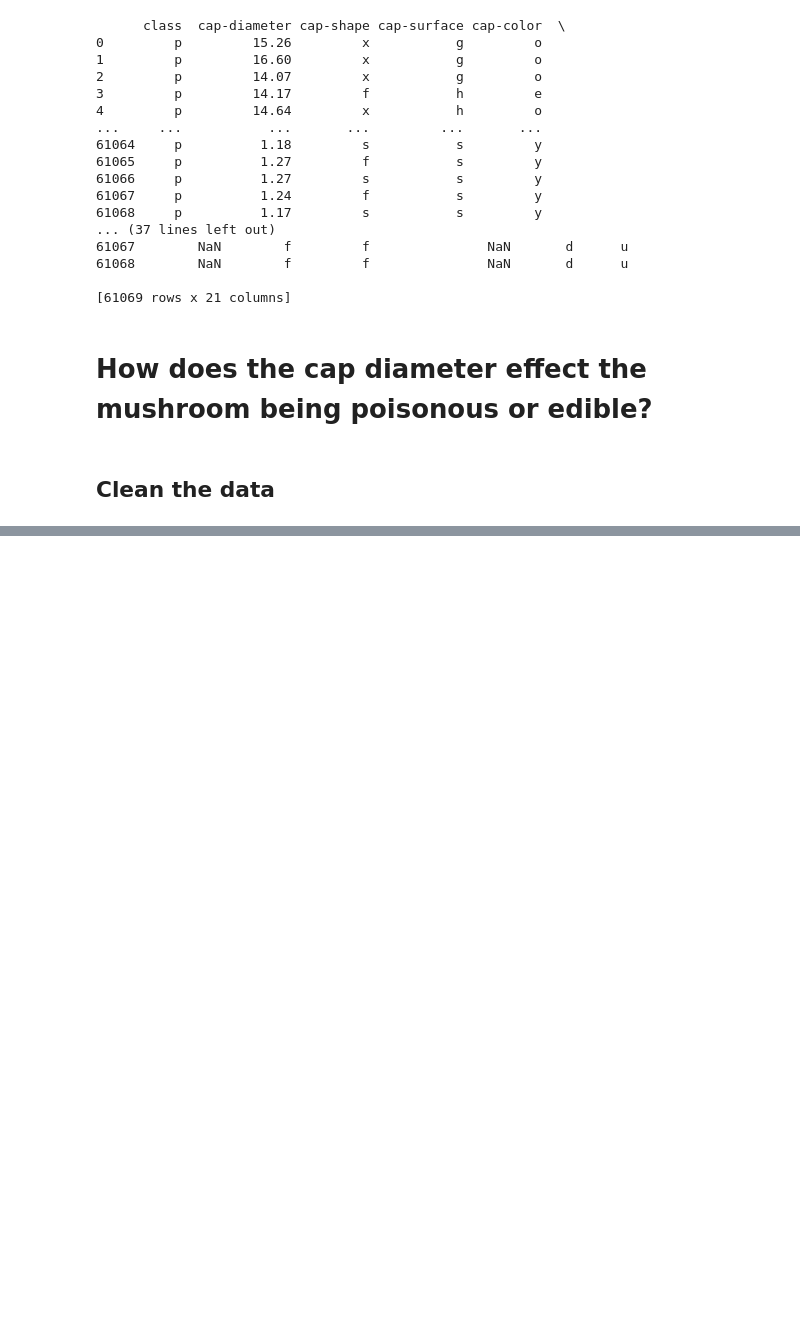
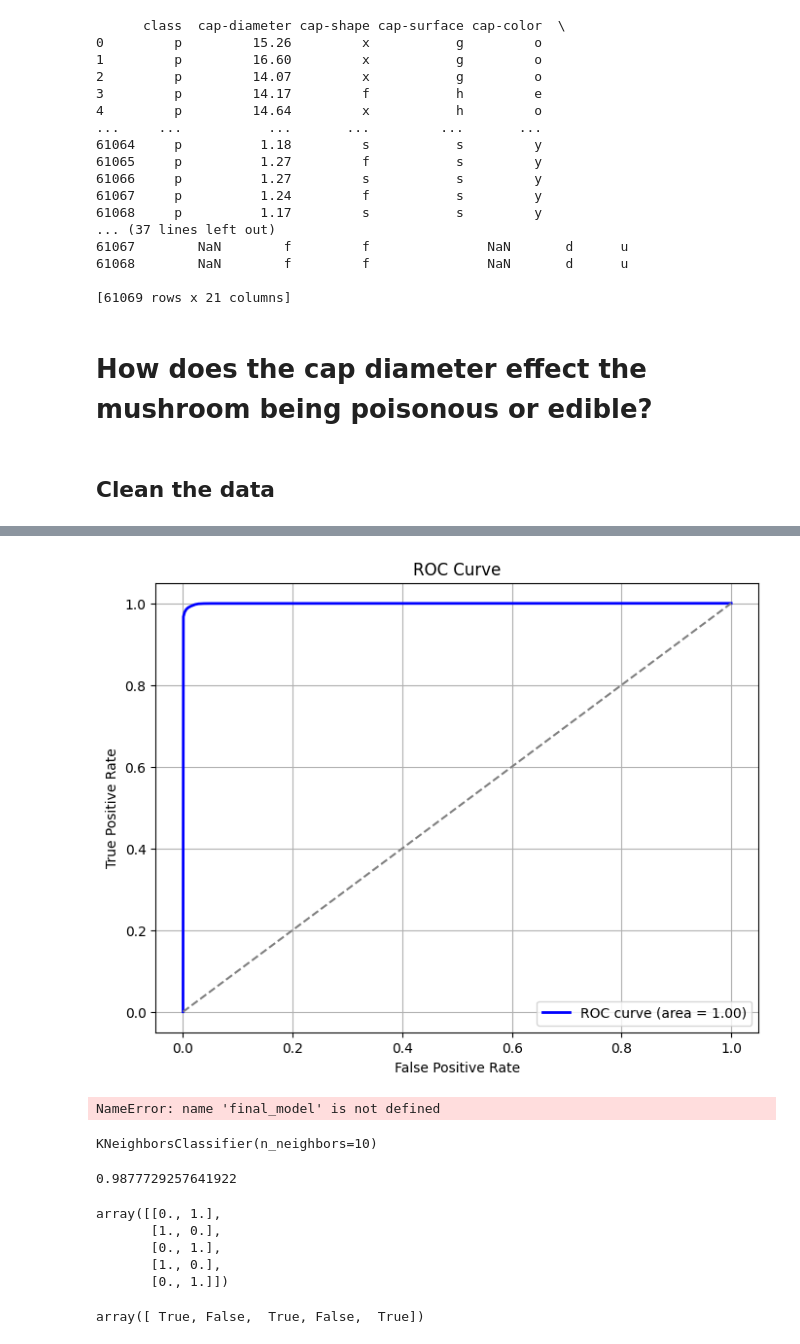
Before and after one commit to dylanlidailin/DS-3021, a Jupyter notebook: 07_ML_Eval_Metrics/mushroom_lab.ipynb, the cells around one changed output, grey strips where cells are left out. Cells and saved outputs as stored; diff of their text form; code cells hidden in the pictures; blank space fills up the shorter version.

```diff
--- a/07_ML_Eval_Metrics/mushroom_lab.ipynb
+++ b/07_ML_Eval_Metrics/mushroom_lab.ipynb
@@ -35,0 +252,35 @@ to_drop = df['cap-surface','gill-attachment','']
+# %%
+from sklearn.model_selection import train_test_split
+from sklearn.metrics import roc_curve, auc
+
+# Retrain model
+neigh.fit(X_train, y_train)
+
+# Get probabilities
+y_val_pred_proba = neigh.predict_proba(X_val)[:, 1]
+
+# Compute ROC Curve
+fpr, tpr, _ = roc_curve(y_val, y_val_pred_proba)
+roc_auc = auc(fpr, tpr)
+
+# Plot
+plt.figure(figsize=(8,6))
+plt.plot(fpr, tpr, color='blue', lw=2, label=f'ROC curve (area = {roc_auc:.2f})')
+plt.plot([0, 1], [0, 1], color='grey', linestyle='--')  # Random classifier reference
+plt.xlabel('False Positive Rate')
+plt.ylabel('True Positive Rate')
+plt.title('ROC Curve')
+plt.legend(loc='lower right')
+plt.grid()
+plt.show()
+# %% [output]
+[figure, added]
+# %%
+from sklearn import metrics
+metrics.RocCurveDisplay.from_predictions(final_model.target, final_model.pos_prob)
+#Set labels and midline...
+plt.plot([0, 1], [0, 1],'r--')
+plt.ylabel('True Positive Rate')
+plt.xlabel('False Positive Rate')
+# %% [output]
+NameError: name 'final_model' is not defined
@@ -35,0 +291,25 @@ to_drop = df['cap-surface','gill-attachment','']
+# %%
+mush_3NN = KNeighborsClassifier(n_neighbors=10)
+#Now let's fit our knn model to the training data
+mush_3NN.fit(X_train, y_train)
+# %% [output]
+KNeighborsClassifier(n_neighbors=10)
+# %%
+mush_3NN.score(X_tune, y_tune)
+# %% [output]
+0.9877729257641922
+# %%
+mush_prob1 = mush_3NN.predict_proba(X_tune) #This function gives percent probability for both class (0,1)
+mush_prob1[:5]
+# %% [output]
+array([[0., 1.],
+       [1., 0.],
+       [0., 1.],
+       [1., 0.],
+       [0., 1.]])
+# %%
+#Now let's retrieve the predictions, based on the tuning set...
+mush_pred1 = mush_3NN.predict(X_tune)
+mush_pred1[:5] #looks good, notice how the probabilities above correlate with the predictions below
+# %% [output]
+array([ True, False,  True, False,  True])
```
Also changed, not shown: parts of 32 cells of this notebook.
